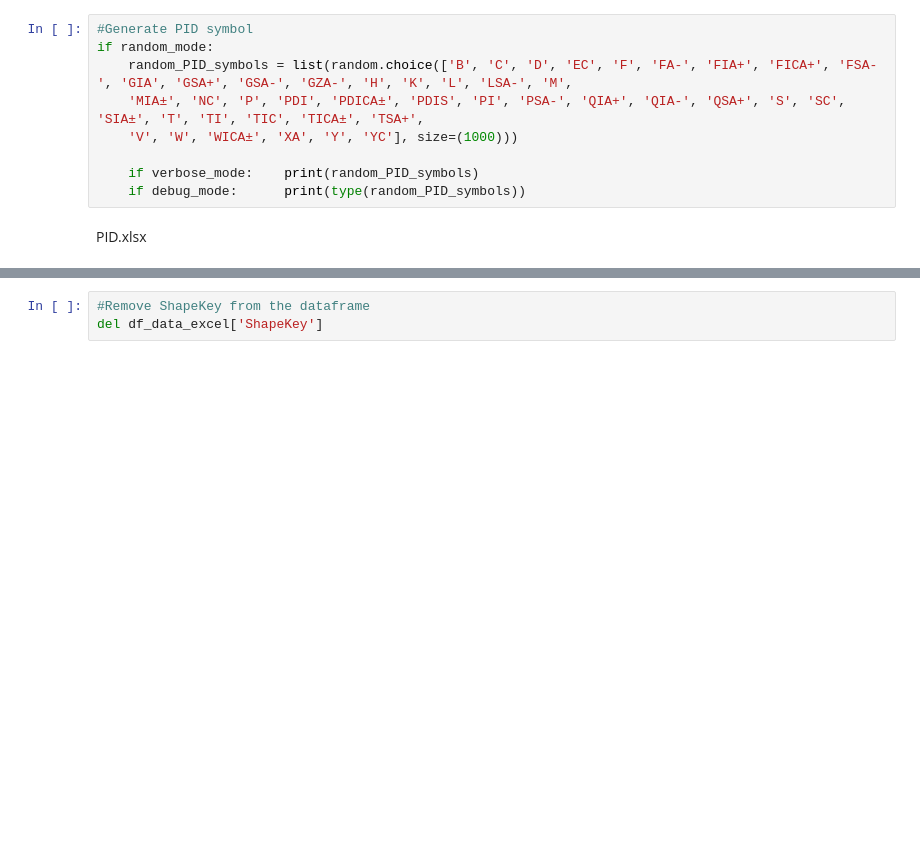
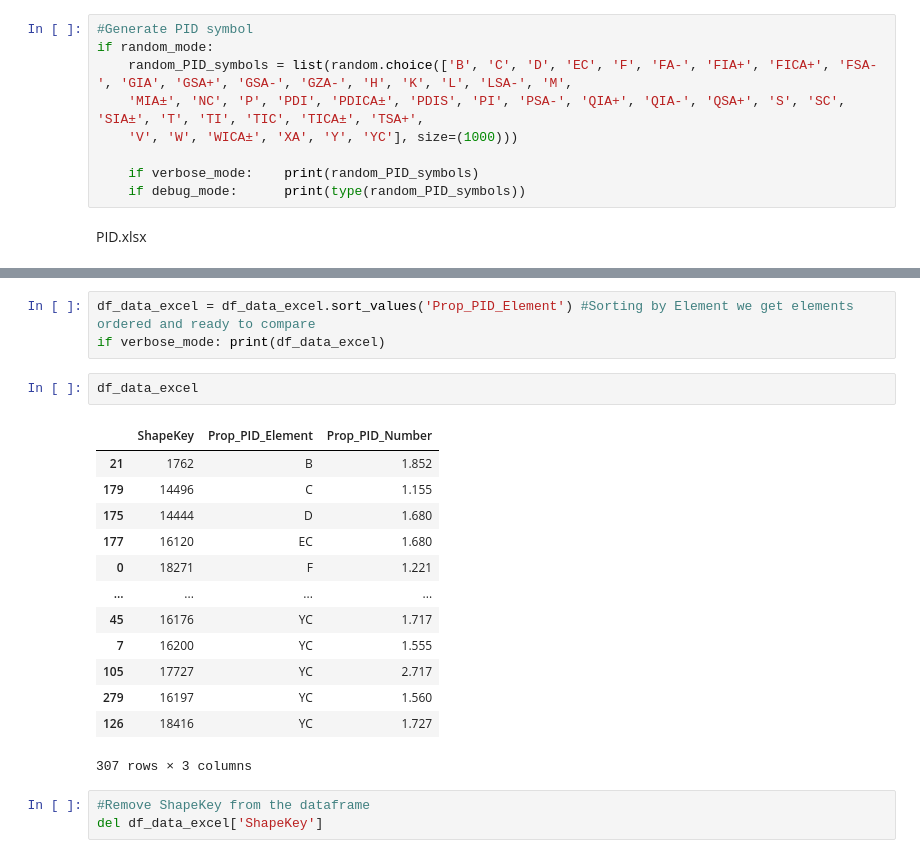
Before and after one commit to emartinskan/epic, a Jupyter notebook: epic.ipynb, the cells around one changed output, grey strips where cells are left out. Cells and saved outputs as stored; diff of their text form; blank space fills up the shorter version.

```diff
--- a/epic.ipynb
+++ b/epic.ipynb
@@ -87,3 +99,22 @@ if verbose_mode: print(df_data_excel)
+# %%
+df_data_excel = df_data_excel.sort_values('Prop_PID_Element') #Sorting by Element we get elements ordered and ready to compare
+if verbose_mode: print(df_data_excel)
+# %%
+df_data_excel
+# %% [output]
+|  | ShapeKey | Prop_PID_Element | Prop_PID_Number |
+| 21 | 1762 | B | 1.852 |
+| 179 | 14496 | C | 1.155 |
+| 175 | 14444 | D | 1.680 |
+| 177 | 16120 | EC | 1.680 |
+| 0 | 18271 | F | 1.221 |
+| ... | ... | ... | ... |
+| 45 | 16176 | YC | 1.717 |
+| 7 | 16200 | YC | 1.555 |
+| 105 | 17727 | YC | 2.717 |
+| 279 | 16197 | YC | 1.560 |
+| 126 | 18416 | YC | 1.727 |
+307 rows × 3 columns
 # %%
 #Remove ShapeKey from the dataframe
 del df_data_excel['ShapeKey']
```
Also changed, not shown: parts of 31 cells of this notebook.
